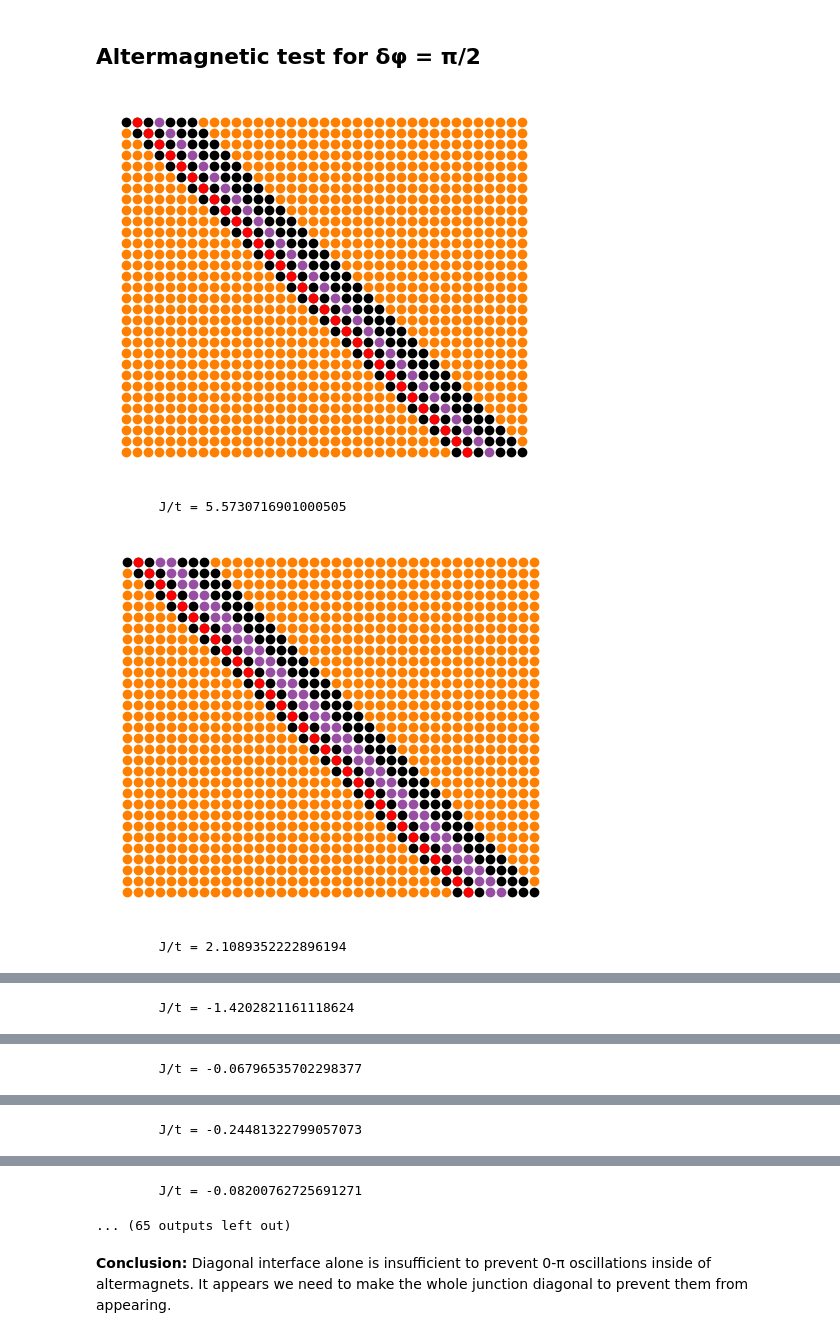
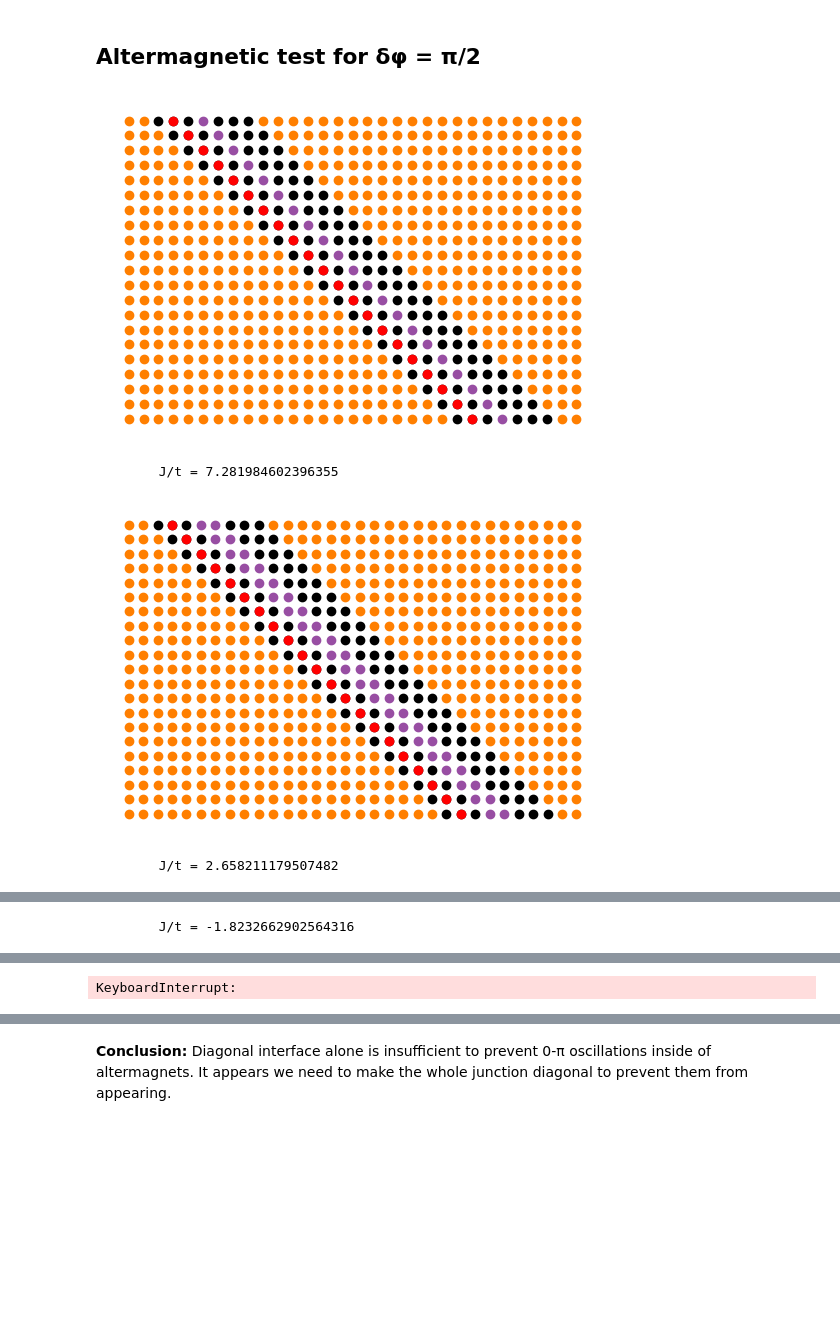
Before and after one commit to jabirali/bodge, a Jupyter notebook: altermagnets.ipynb, the cells around one changed output, grey strips where cells are left out. Saved outputs shown, nothing was run; the diff lists cells and outputs as text; code cells hidden in the pictures; blank space fills up the shorter version.

```diff
--- a/altermagnets.ipynb
+++ b/altermagnets.ipynb
@@ -257,8 +257,8 @@ Clearly, the interface type changes the period drastically, but 0-π oscillation
 ## Altermagnetic test for δφ = π/2
 # %%
 m = 1.5 * t
-L_Y = 31
-L_SC = 15
+L_Y = 21
+L_SC = 12
 
 LL = []
 JJ = []
@@ -281,34 +281,34 @@ for DIAG in [True, False]:
                 if SC1(i):
                     Δ[i, i] = Δ0 * jσ2 * np.exp((-1j/2) * δφ)
                 if SC2(i):
                     Δ[i, i] = Δ0 * jσ2 * np.exp((+1j/2) * δφ)
 
             for i, j in lattice.bonds(axis=0):
                 if IL(i) and IL(j):
                     H[i, j] = -t * σ0 - m * σ3
                 else:
                     H[i, j] = -t * σ0
 
             for i, j in lattice.bonds(axis=1):
                 if IL(i) and IL(j):
                     H[i, j] = -t * σ0 + m * σ3
                 else:
                     H[i, j] = -t * σ0
 
         Js.append(current(system))
         Ls.append(L_IL)
 
         print(f"\tJ/t = {Js[-1]}")
 
     LL.append(Ls)
     JJ.append(Js)
 
 plt.plot(LL[0], JJ[0], "r", LL[1], JJ[1], "b")
 plt.xlabel("Interlayer length $L_{IL}/a$")
 plt.ylabel("Supercurrent $I/t$")
 plt.show()
 # %% [output]
-[figure, old version]
+[figure, new version]
-        J/t = 5.5730716901000505
+        J/t = 7.281984602396355
-[figure, old version]
+[figure, new version]
-        J/t = 2.1089352222896194
+        J/t = 2.658211179507482
@@ -316 +316 @@ plt.show()
-        J/t = -1.4202821161118624
+        J/t = -1.8232662902564316
@@ -318 +318 @@ plt.show()
-        J/t = -0.06796535702298377
+KeyboardInterrupt:
@@ -320 +318,0 @@ plt.show()
-        J/t = -0.24481322799057073
@@ -322,5 +319,3 @@ plt.show()
-        J/t = -0.08200762725691271
-... (65 outputs left out)
 # %% [markdown]
 **Conclusion:** Diagonal interface alone is insufficient to prevent 0-π oscillations inside of altermagnets. It appears we need to make the whole junction diagonal to prevent them from appearing.
 # %% [markdown]
```
Also changed, not shown: parts of 7 cells of this notebook, 1 other file.
